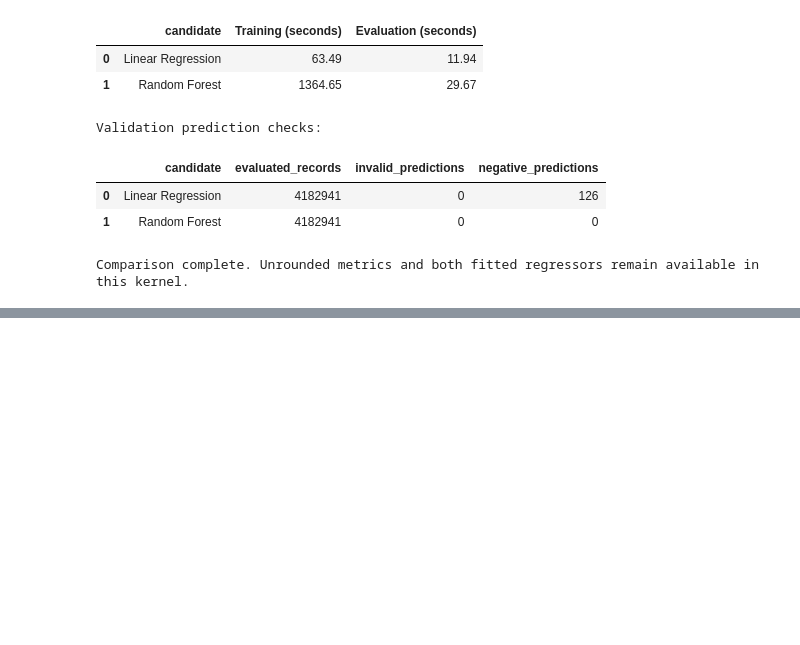
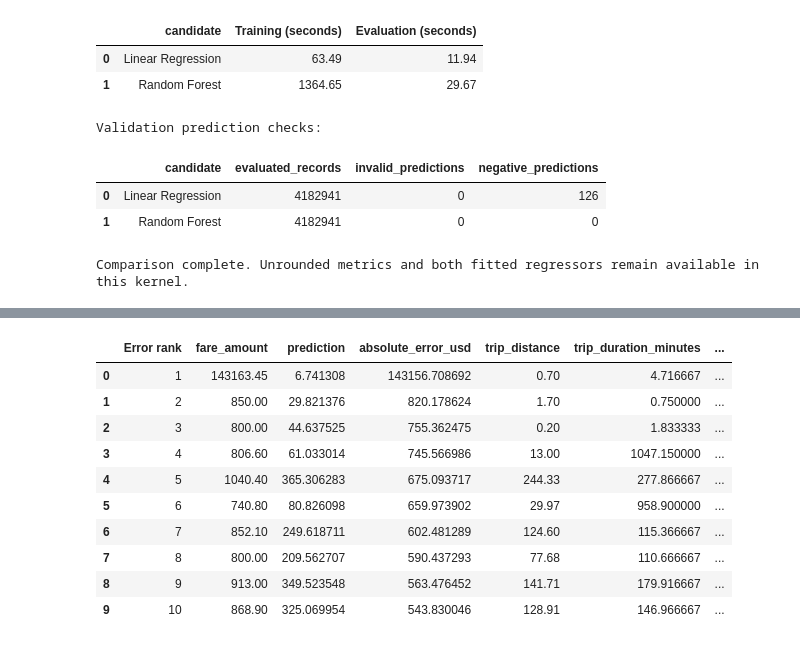
Before and after one commit to hncha9-eng/ITO5202_Ass2_27602966, a Jupyter notebook: assessment2.ipynb, the cells around one changed output, grey strips where cells are left out. Drawn from its saved outputs; the diff is of its cells as text; code cells hidden in the pictures; blank space fills up the shorter version.

```diff
--- a/assessment2.ipynb
+++ b/assessment2.ipynb
@@ -4514,0 +5122,78 @@ generalisation.
+# %%
+try:
+    # Spark ranks the records; only ten rows are collected.
+    top_test_error_rows = (
+        test_error_diagnostics_df
+        .orderBy(
+            F.desc("squared_error_usd2"),
+            F.desc(LABEL_COL),
+            F.asc("tpep_pickup_datetime"),
+            F.asc("PULocationID"),
+            F.asc("DOLocationID")
+        )
+        .limit(TOP_ERROR_COUNT)
+        .collect()
+    )
+
+    top_test_errors_table = pd.DataFrame([
+        row.asDict() for row in top_test_error_rows
+    ])
+    top_test_errors_table.insert(
+        0, "Error rank", range(1, len(top_test_errors_table) + 1)
+    )
+
+    print("Ten largest absolute prediction errors:")
+
+    display(
+        top_test_errors_table[
+            [
+                "Error rank",
+                LABEL_COL,
+                PREDICTION_COL,
+                "absolute_error_usd",
+                "trip_distance",
+                "trip_duration_minutes",
+                "RatecodeID",
+                "total_amount"
+            ]
+        ].round(6)
+    )
+
+    concentration_records = []
+
+    for top_k in [1, 5, 10]:
+        selected_rows = top_test_error_rows[:top_k]
+
+        absolute_error_sum = math.fsum(
+            float(row["absolute_error_usd"]) for row in selected_rows
+        )
+        squared_error_sum = math.fsum(
+            float(row["squared_error_usd2"]) for row in selected_rows
+        )
+
+        concentration_records.append({
+            "Largest errors included": len(selected_rows),
+            "Share of test records (%)": (
+                100.0 * len(selected_rows) / diagnostic_count
+            ),
+            "Absolute error share (%)": (
+                100.0 * absolute_error_sum
+                / test_error_summary["absolute_error_sum"]
+            ),
+            "Squared error share (%)": (
+                100.0 * squared_error_sum
+                / test_error_summary["squared_error_sum"]
+            )
+        })
+
+    test_error_concentration_table = pd.DataFrame(
+        concentration_records
+    )
+
+    print("Cumulative contribution to full-test error:")
+    display(test_error_concentration_table.round(6))
+
+finally:
+    test_error_diagnostics_df.unpersist(blocking=True)
+    print("Temporary diagnostic cache released.")
+# %% [output]
@@ -4514,0 +5201,11 @@ generalisation.
+|  | Error rank | fare_amount | prediction | absolute_error_usd | trip_distance | trip_duration_minutes | ... |
+| 0 | 1 | 143163.45 | 6.741308 | 143156.708692 | 0.70 | 4.716667 | ... |
+| 1 | 2 | 850.00 | 29.821376 | 820.178624 | 1.70 | 0.750000 | ... |
+| 2 | 3 | 800.00 | 44.637525 | 755.362475 | 0.20 | 1.833333 | ... |
+| 3 | 4 | 806.60 | 61.033014 | 745.566986 | 13.00 | 1047.150000 | ... |
+| 4 | 5 | 1040.40 | 365.306283 | 675.093717 | 244.33 | 277.866667 | ... |
+| 5 | 6 | 740.80 | 80.826098 | 659.973902 | 29.97 | 958.900000 | ... |
+| 6 | 7 | 852.10 | 249.618711 | 602.481289 | 124.60 | 115.366667 | ... |
+| 7 | 8 | 800.00 | 209.562707 | 590.437293 | 77.68 | 110.666667 | ... |
+| 8 | 9 | 913.00 | 349.523548 | 563.476452 | 141.71 | 179.916667 | ... |
+| 9 | 10 | 868.90 | 325.069954 | 543.830046 | 128.91 | 146.966667 | ... |
```
Also changed, not shown: parts of 43 cells of this notebook, 57 other files.
